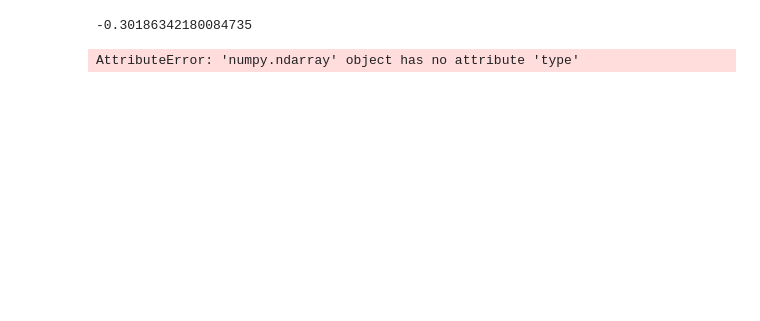
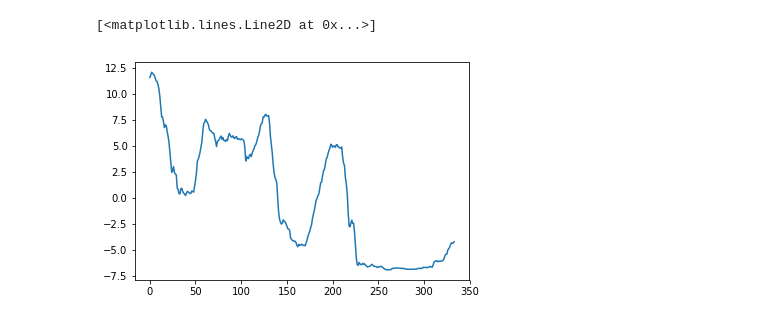
Before and after one commit to johnrieth-zz/FinancialResearch, a Jupyter notebook: StressIndexMonthly/Monthly Stress Index.ipynb, the cells around one changed output. Drawn from its saved outputs; the diff is of its cells as text; code cells hidden in the pictures; blank space fills up the shorter version.

```diff
--- a/StressIndexMonthly/Monthly Stress Index.ipynb
+++ b/StressIndexMonthly/Monthly Stress Index.ipynb
@@ -36,2 +22,0 @@ scaler = MinMaxScaler()
-# %%
-scaler.fit(collated_df)
@@ -60,4 +28,7 @@ from sklearn.decomposition import PCA
 # %%
 pca = PCA(n_components=1)
-pca.fit(collated_scaled)
+pca.fit(collated_df)
+
+svd = TruncatedSVD(n_components=1, n_iter=3)
+svd.fit(collated_df)
 # %% [output]
@@ -68,3 +37,8 @@ collated_pca = pca.transform(collated_scaled)
+# %%
+collated_pca = pca.transform(collated_df)
+svc_pca = svd.transform(collated_df)
+X_std_pca = pca.fit_transform(X_std)
+X_norm_pca = pca.fit_transform(X_norm)
 # %%
 collated_pca
 # %% [output]
@@ -92,8 +67,5 @@ print(pca.components_)
-# %%
-pca.components_.sum()
-# %% [output]
--0.30186342180084735
-# %%
-pca.components_.type()
-# %% [output]
-AttributeError: 'numpy.ndarray' object has no attribute 'type'
+# %%
+plt.plot(collated_pca)
+# %% [output]
+[<matplotlib.lines.Line2D at 0x...>]
+[figure, added]
```
Also changed, not shown: parts of 21 cells of this notebook, 7 other files.
